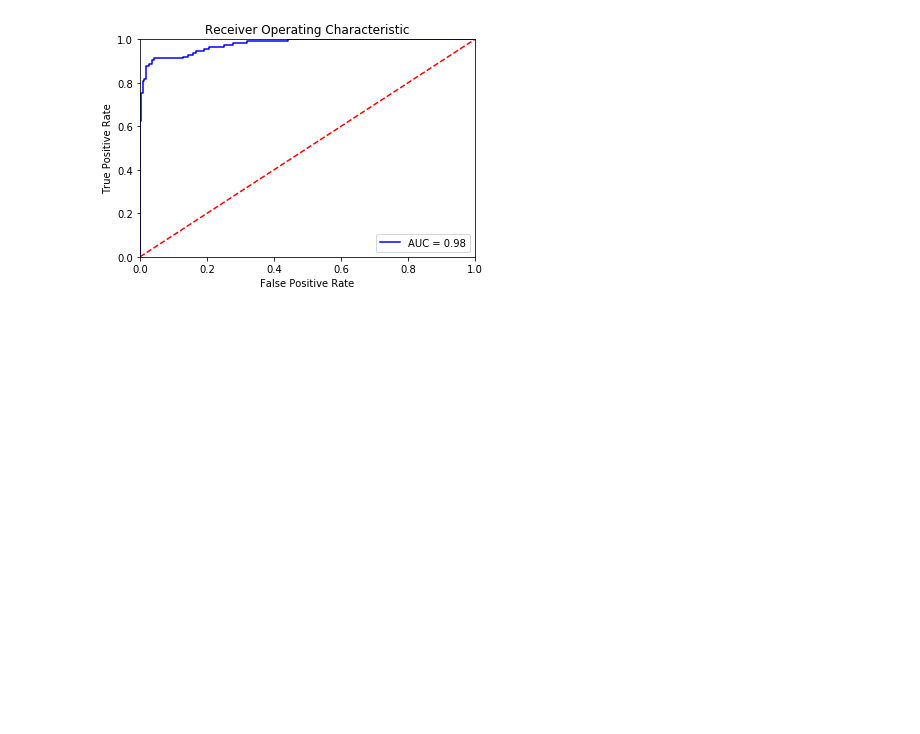
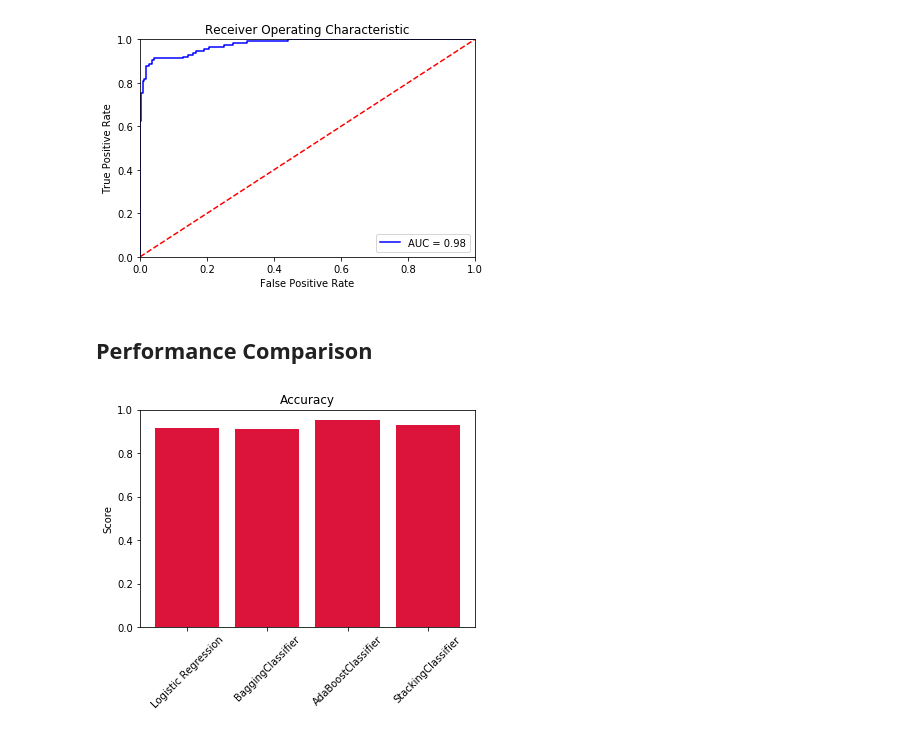
Before and after one commit to rodolfolermacontreras/ML_2_Assignment_4, a Jupyter notebook: ML520-Lesson4-RodolfoLerma.ipynb, the cells around one changed output. Cells and saved outputs as stored; diff of their text form; code cells hidden in the pictures; blank space fills up the shorter version.

```diff
--- a/ML520-Lesson4-RodolfoLerma.ipynb
+++ b/ML520-Lesson4-RodolfoLerma.ipynb
@@ -335,8 +337,10 @@ ROC_curve(fpr,tpr,lr_roc_auc)
 ## Question 4: Use BaggingClassifier to train and evaluate an ensemble model of LogisticRegression  base classifiers. Each base classifier should be trained only on a sample half the size of the training data, and using only half as many features as there are in in total the training data (read the documentation for the function to see how to do this). [Scikit-learn](https://scikit-learn.org/stable/modules/generated/sklearn.ensemble.BaggingClassifier.html)
 # %%
 bagOkNN = BaggingClassifier(base_estimator = LogisticRegression(),
-                            n_estimators = 20, max_samples = 0.50,
-                            max_features = 0.50, random_state = 0)
+                            n_estimators = 20,
+                            max_samples = 0.50, #50 percent of the data
+                            max_features = 0.50,#50 percent of the features
+                            random_state = 0)
 
 bagOkNN.fit(X_train_minmax_scaled, y_train)
 # %% [output]
@@ -459,3 +465,20 @@ AUC: 0.9767430569042532
 ROC_curve(fpr,tpr,stacking_roc_auc_final)
 # %% [output]
 [figure]
+# %% [markdown]
+## Performance Comparison
+# %%
+accuracy = [lr_acc_final,bagging_acc_final,boost_acc_final,stacking_acc_final]
+auc = [lr_roc_auc_final,bagging_roc_auc_final,boost_roc_auc_final,stacking_roc_auc_final]
+stacking_roc_auc_final
+colors = ['indigo', 'tomato', 'dodgerblue', 'crimson']
+header = ['Logistic Regression','BaggingClassifier','AdaBoostClassifier','StackingClassifier']
+
+#Plots of each of the Performance Values for each of the Classifiers in this analysis
+plt.bar(header, accuracy, color='crimson')
+plt.xticks(rotation=45)
+plt.title('Accuracy')
+plt.ylabel("Score")
+plt.show()
+# %% [output]
+[figure, added]
```
Also changed, not shown: parts of 11 cells of this notebook.
